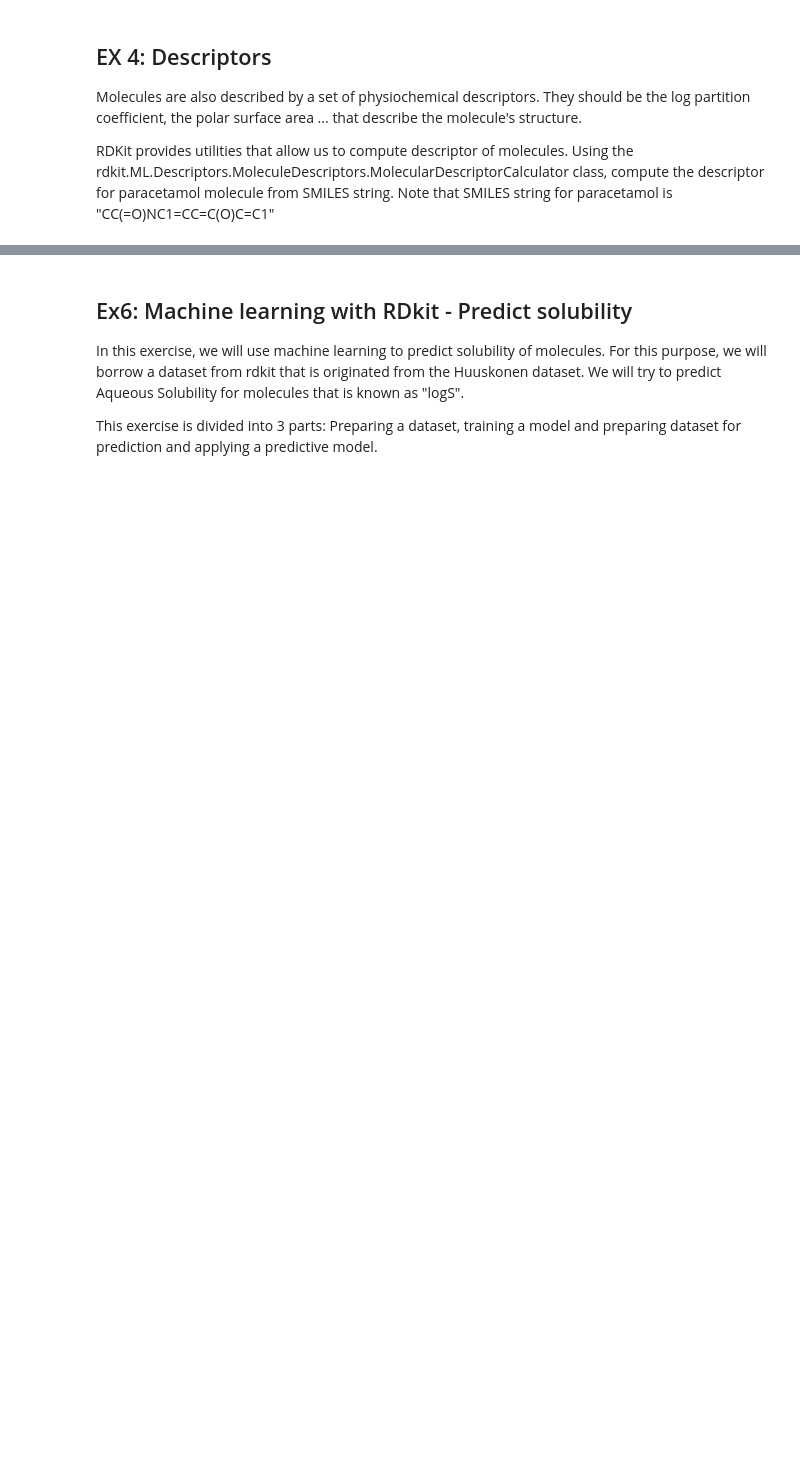
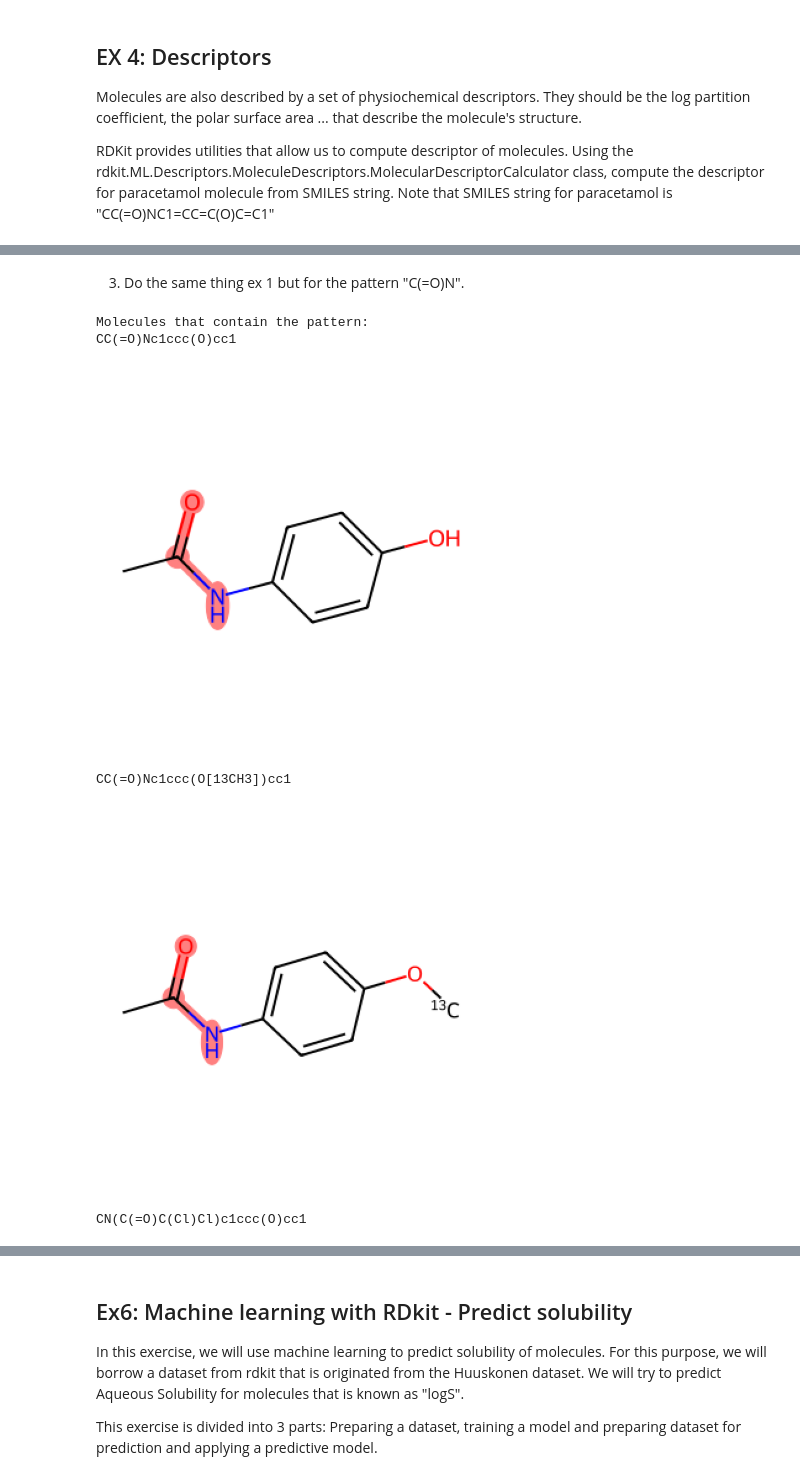
Before and after one commit to raphrb2/ML4Biomedical, a Jupyter notebook: 2.ML_Molecules/ 1.molecules_representations_etudiants.ipynb, the cells around one changed output, grey strips where cells are left out. Cells and saved outputs as stored; diff of their text form; code cells hidden in the pictures; blank space fills up the shorter version.

```diff
--- a/2.ML_Molecules/ 1.molecules_representations_etudiants.ipynb
+++ b/2.ML_Molecules/ 1.molecules_representations_etudiants.ipynb
@@ -124,0 +260,16 @@ SMART us an extension of the SMILES language that can be used to create queries.
+# %% [markdown]
+3. Do the same thing ex 1 but for the pattern "C(=O)N".
+# %%
+pattern = Chem.MolFromSmarts("C(=O)N")
+
+try:
+    find_and_highlight_matching_molecules(smiles_list, pattern)
+except ValueError as ve:
+    print(ve)
+# %% [output]
+Molecules that contain the pattern:
+CC(=O)Nc1ccc(O)cc1
+[figure, added]
+CC(=O)Nc1ccc(O[13CH3])cc1
+[figure, added]
+CN(C(=O)C(Cl)Cl)c1ccc(O)cc1
```
Also changed, not shown: parts of 70 cells of this notebook.
